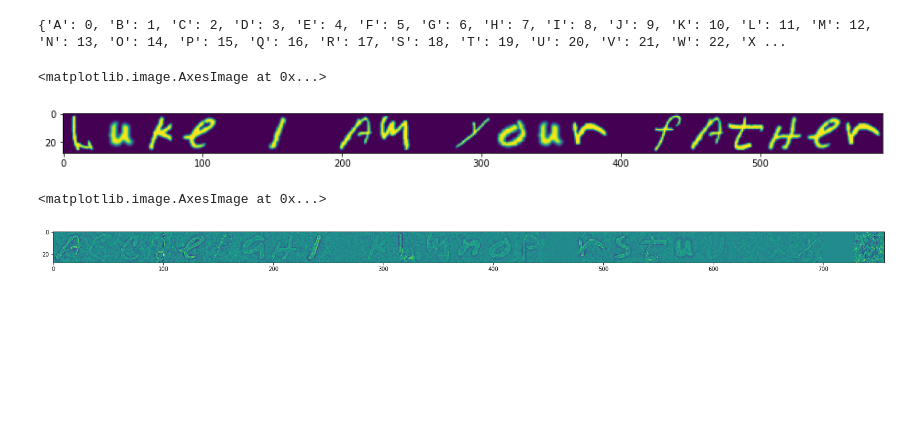
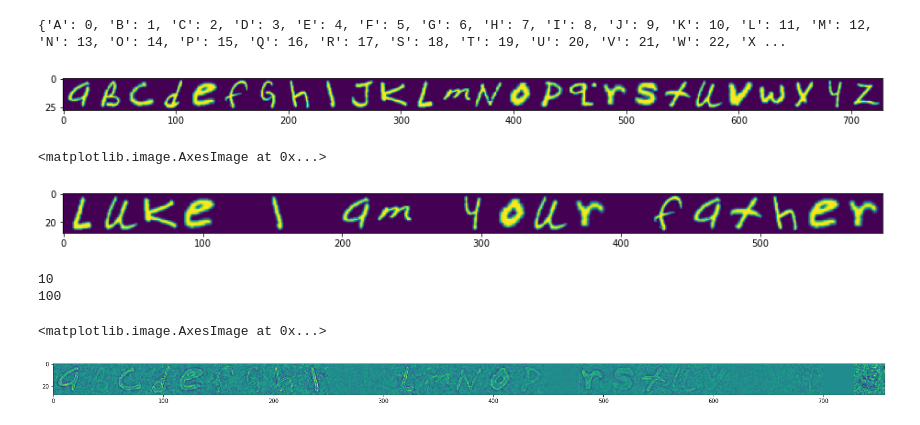
Before and after one commit to LordZeee/PatternRecognition2021, a Jupyter notebook: Lab_5/main.ipynb, the cells around one changed output. Saved outputs shown, nothing was run; the diff lists cells and outputs as text; code cells hidden in the pictures; blank space fills up the shorter version.

Commit message:
Correct dataset sizes

```diff
--- a/Lab_5/main.ipynb
+++ b/Lab_5/main.ipynb
@@ -12,7 +8,7 @@ import matplotlib.pyplot as plt
 # %%
 from sklearn.metrics import accuracy_score
 # %%
-PATH = '/home/vmalyniak/home/jupyter/pattern/Pattern_Rec2021/lab_5/'
+PATH = '/Users/lordzeeee/Library/Mobile Documents/com~apple~CloudDocs/PatternRec/files/Lab_5/'
 df_emnist = pd.read_csv(PATH + "emnist-letters-train.csv", header = None)
 # %%
 def create_etalons(df_emnist, knumber, image_size = 28, space = False):
@@ -30,7 +26,8 @@ def create_etalons(df_emnist, knumber, image_size = 28, space = False):
     etalons_strings = {list(string.ascii_uppercase)[item - 1] : index for index, item in enumerate(emnist_samples.values[:, 0])}
     etalons_strings_inverse = {index : list(string.ascii_uppercase)[item - 1]for index, item in enumerate(emnist_samples.values[:, 0])}
     if space:
-        etalons_dict[knumber] = np.zeros([image_size, image_size])
+        space = np.zeros([image_size, image_size])
+        etalons_dict[knumber] = space
         etalons_strings_inverse[knumber] = ' '
         etalons_strings[' '] = knumber
     plt.imshow(emnist_samples.iloc[:knumber, 1:].values.reshape(image_size * knumber, image_size).T) # without space
@@ -71,7 +68,7 @@ def read_sample_text(path, etalons):
 
     Returns:
         [type]: [description]
-    """"
+    """
     with open(path, 'r') as file:
         text = ''.join([i for i in list(' '.join(file.readlines()).upper()) if i in etalons.keys()])
         diff = set(text).difference(etalons.keys())
@@ -108,12 +105,12 @@ def prepare_dataset(sample_text, etalons_dict, etalons_strings, mu = 0, sigma =
     nchunks = len(chunks)
     test_dataset = []
     train_dataset = []
-    for i in range(nsamples):
+    for i in range(nsamples - 10):
         y_idx = np.random.choice(nchunks, int(sample_size / chunk_size))
         y_values = ''.join([chunks[index] for index in y_idx])
         x_values = string_convert(y_values, etalons_dict, etalons_strings)
         x_noised = get_noisy(x_values, mu = mu, sigma = sigma)
-        test_dataset.append([y_values, x_noised]) if i < 100 else train_dataset.append([y_values, x_noised])
+        test_dataset.append([y_values, x_noised])
     chunk_size = 100
     chunks = [sample_text[i:i + chunk_size] for i in range(0, len(sample_text), chunk_size)][:-1]
     # print(chunks)
@@ -218,22 +218,31 @@ def plot_results(test_df, predicted, _inverse_dict, etalons_dict, etalons_string
 # %%
 plt.figure(figsize = (16, 9))
 K_ = 26 # Number of symbols to use
 image_size = 28
 text_len = 100
 use_space = True
 etalons_dict, etalons_strings, etalons_strings_inv = create_etalons(df_emnist, K_, image_size, use_space)
 input_text = read_sample_text(PATH + '/dada_text.txt', etalons_strings)
-
-test = "Luke I am your Father"
-test_image = string_convert(test, etalons_dict, etalons_strings)
-plt.imshow((test_image))
 # %% [output]
 {'A': 0, 'B': 1, 'C': 2, 'D': 3, 'E': 4, 'F': 5, 'G': 6, 'H': 7, 'I': 8, 'J': 9, 'K': 10, 'L': 11, 'M': 12, 'N': 13, 'O': 14, 'P': 15, 'Q': 16, 'R': 17, 'S': 18, 'T': 19, 'U': 20, 'V': 21, 'W': 22, 'X ...
-<matplotlib.image.AxesImage at 0x...>
-[figure, old version]
+[figure, new version]
+# %%
+plt.figure(figsize = (16, 9))
+test = "Luke I am your Father"
+test_image = string_convert(test, etalons_dict, etalons_strings)
+plt.imshow(test_image)
+# %% [output]
+<matplotlib.image.AxesImage at 0x...>
+[figure, added]
 # %%
 train_df, test_df = prepare_dataset(input_text, etalons_dict, etalons_strings, mu = 1,  sigma = 20)
 alpha_ = fit(train_df, etalons_strings, image_size, text_len)
+# %%
+print(len(train_df))
+print(len(test_df))
+# %% [output]
+10
+100
 # %%
 #alpha_images
 plt.figure(figsize = (27, 9))
```
Also changed, not shown: parts of 3 cells of this notebook, 3 other files.
